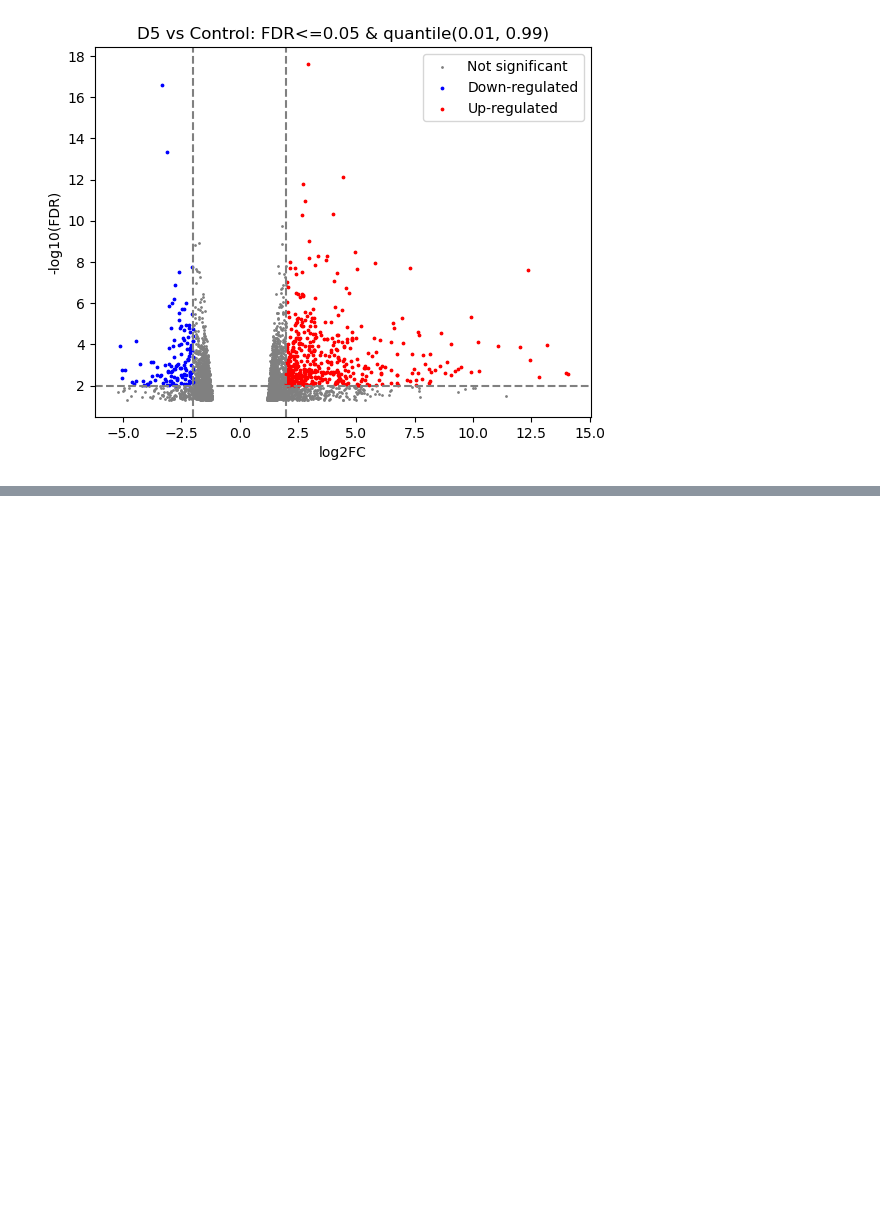
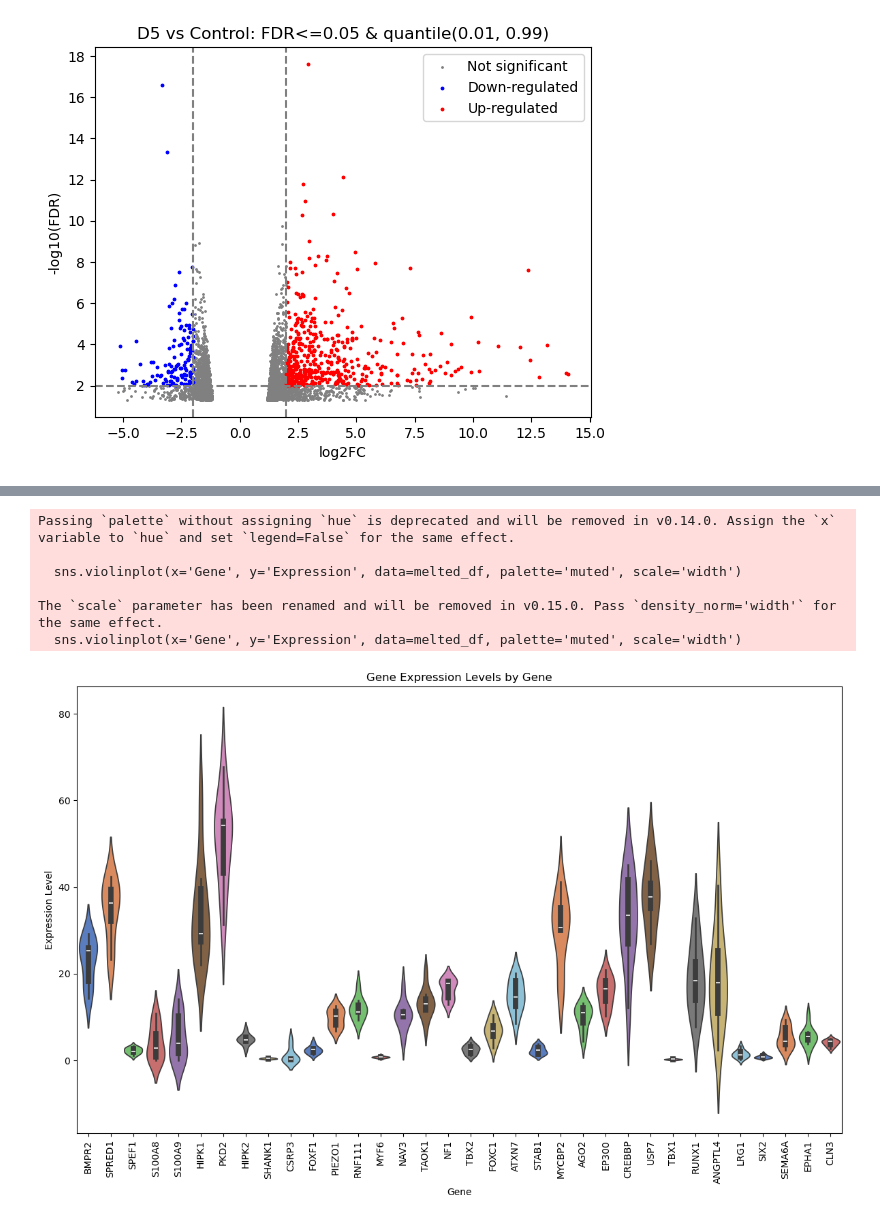
Before and after one commit to zbates1/Owens-Lab-RNASeq, a Jupyter notebook: Col1GFP_Sepsis/deg_analysis.ipynb, the cells around one changed output, grey strips where cells are left out. Drawn from its saved outputs; the diff is of its cells as text; code cells hidden in the pictures; blank space fills up the shorter version.

```diff
--- a/Col1GFP_Sepsis/deg_analysis.ipynb
+++ b/Col1GFP_Sepsis/deg_analysis.ipynb
@@ -127,5 +136,6 @@ plt.show()
 # %%
 from deg_utils import *
 deg_filename = 'mRNA_gene.FPKM.csv'
-df = compute_transcript_avg_counts_conditions(deg_filename)
+df = read_mrna_gene_expression_files(deg_filename)
+df_avg = compute_transcript_avg_counts_conditions(deg_filename)
 # %% [output]
@@ -193,0 +199,31 @@ ValueError: zero-size array to reduction operation fmin which has no identity
+# %%
+# Load the gene list
+gene_list_filename = 'gene_list.txt'
+gene_list = load_gene_list(gene_list_filename)
+
+
+print(f'Filtered_df columns: {df.columns}')
+print(f'Filtered_avg_df columns: {df_avg.columns}')
+# Filter the data
+
+def reshape_violin_df(df):
+    # Delete the following columns: gene_id, gene_description, gene_locus
+    df = df.drop(['gene_id', 'gene_description', 'gene_locus'], axis=1)
+    # Transpose the DataFrame
+    df = df.T
+    # Reset the index
+    df = df.reset_index()
+    # Delete the first column
+    df = df.drop(df.columns[0], axis=1)
+    # Drop the header and make the first row the column names
+    df.columns = df.iloc[0]
+    # Drop the first row
+    df = df.iloc[1:]
+    print(f'\n\nReshaped DataFrame Head:\n\n{df.head()}\n\n')
+    return df
+
+filtered_df = filter_data_by_genes(df, gene_list)
+
+filtered_df = reshape_violin_df(filtered_df)
+
+filtered_avg_df = filter_data_by_genes(df_avg, gene_list)
@@ -193,0 +248,12 @@ ValueError: zero-size array to reduction operation fmin which has no identity
+# %%
+# Create the plots
+plot_violin(filtered_df)
+plot_heatmap(filtered_avg_df)
+# %% [output]
+Passing `palette` without assigning `hue` is deprecated and will be removed in v0.14.0. Assign the `x` variable to `hue` and set `legend=False` for the same effect.
+
+  sns.violinplot(x='Gene', y='Expression', data=melted_df, palette='muted', scale='width')
+
+The `scale` parameter has been renamed and will be removed in v0.15.0. Pass `density_norm='width'` for the same effect.
+  sns.violinplot(x='Gene', y='Expression', data=melted_df, palette='muted', scale='width')
+[figure, added]
```
Also changed, not shown: parts of 9 cells of this notebook, 4 other files.
